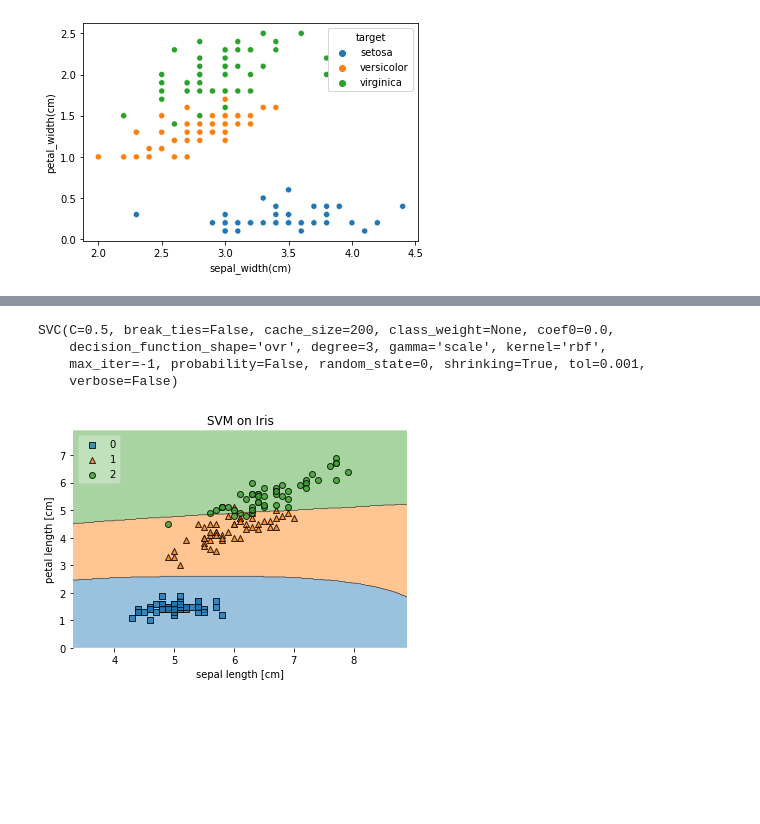
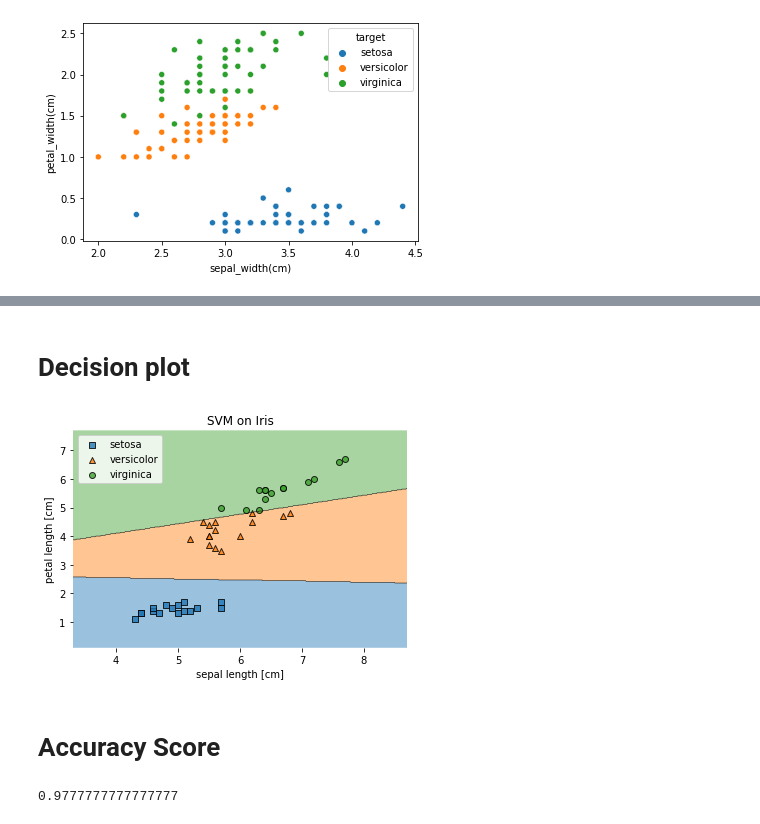
Before and after one commit to rohit133/Design-Implementing-Neural-network-models, a Jupyter notebook: SVM.ipynb, the cells around one changed output, grey strips where cells are left out. Drawn from its saved outputs; the diff is of its cells as text; code cells hidden in the pictures; blank space fills up the shorter version.

Commit message:
added markdown and accuracy score for prediction using sepal length and petal length

```diff
--- a/SVM.ipynb
+++ b/SVM.ipynb
@@ -50,5 +56,5 @@ sns.scatterplot(iris_df["sepal_width(cm)"],iris_df['petal_width(cm)'],hue=iris_d
 # %%
-clf = SVC(kernel="rbf",degree=3,random_state=0,C=0.5)
+clf = SVC(kernel="linear",degree=3,random_state=0,C=0.5)
 clf.fit(x_train,y_train)
 # %% [output]
 SVC(C=0.5, break_ties=False, cache_size=200, class_weight=None, coef0=0.0,
@@ -70,17 +80,26 @@ array([[16,  0,  0],
 # %%
 from mlxtend.plotting import plot_decision_regions
 # %%
-clf.fit(np.array(iris_df[["sepal_length(cm)","petal_length(cm)"]]),np.array(iris.target))
+x_train,x_test,y_train,y_test = train_test_split(np.array(iris_df[["sepal_length(cm)","petal_length(cm)"]]),np.array(iris.target),random_state = 40,test_size=0.3)
+clf.fit(x_train,y_train)
+y_pred = clf.predict(x_test)
-# %% [output]
-SVC(C=0.5, break_ties=False, cache_size=200, class_weight=None, coef0=0.0,
-    decision_function_shape='ovr', degree=3, gamma='scale', kernel='rbf',
-    max_iter=-1, probability=False, random_state=0, shrinking=True, tol=0.001,
-    verbose=False)
+# %% [markdown]
+# **Decision plot**
 # %%
-plot_decision_regions(np.array(iris_df[["sepal_length(cm)","petal_length(cm)"]]),np.array(iris.target),clf=clf,legend=2)
+plot_decision_regions(x_test,y_pred,clf=clf,legend=2)
 plt.xlabel('sepal length [cm]')
 plt.ylabel('petal length [cm]')
 plt.title('SVM on Iris')
+L = plt.legend()
+L.get_texts()[0].set_text('setosa')
+L.get_texts()[1].set_text('versicolor')
+L.get_texts()[2].set_text('virginica')
 plt.show()
 # %% [output]
-[figure, old version]
+[figure, new version]
+# %% [markdown]
+# **Accuracy Score**
+# %%
+metrics.accuracy_score(y_pred,y_test)
+# %% [output]
+0.9777777777777777
```
Also changed, not shown: parts of 8 cells of this notebook.
